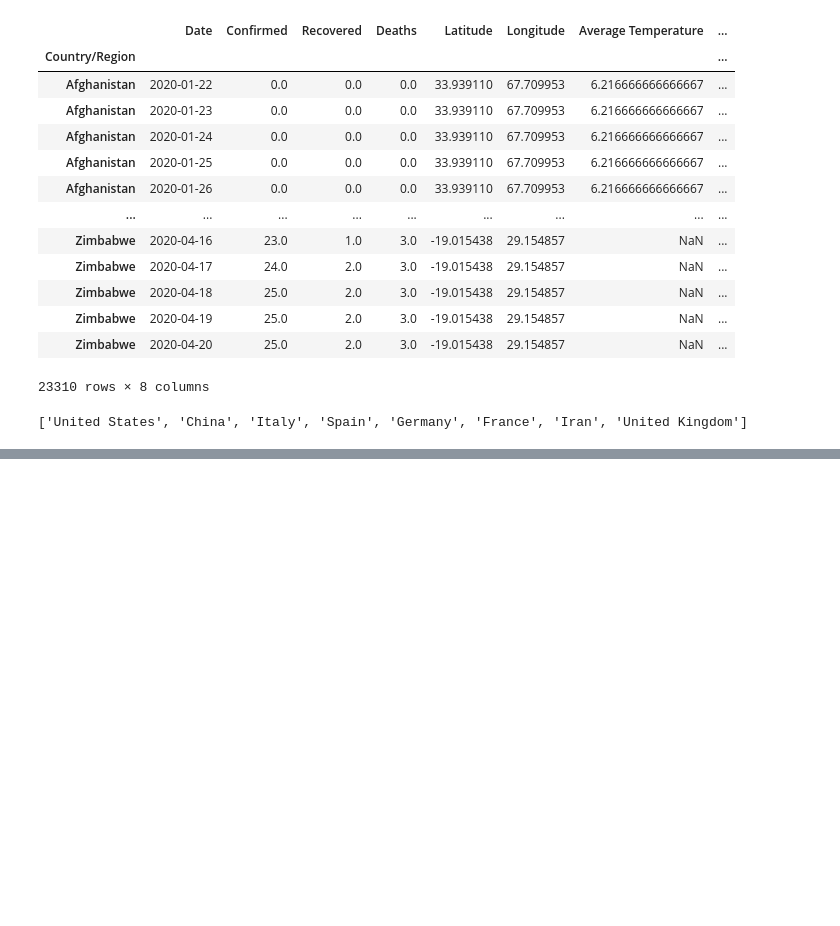
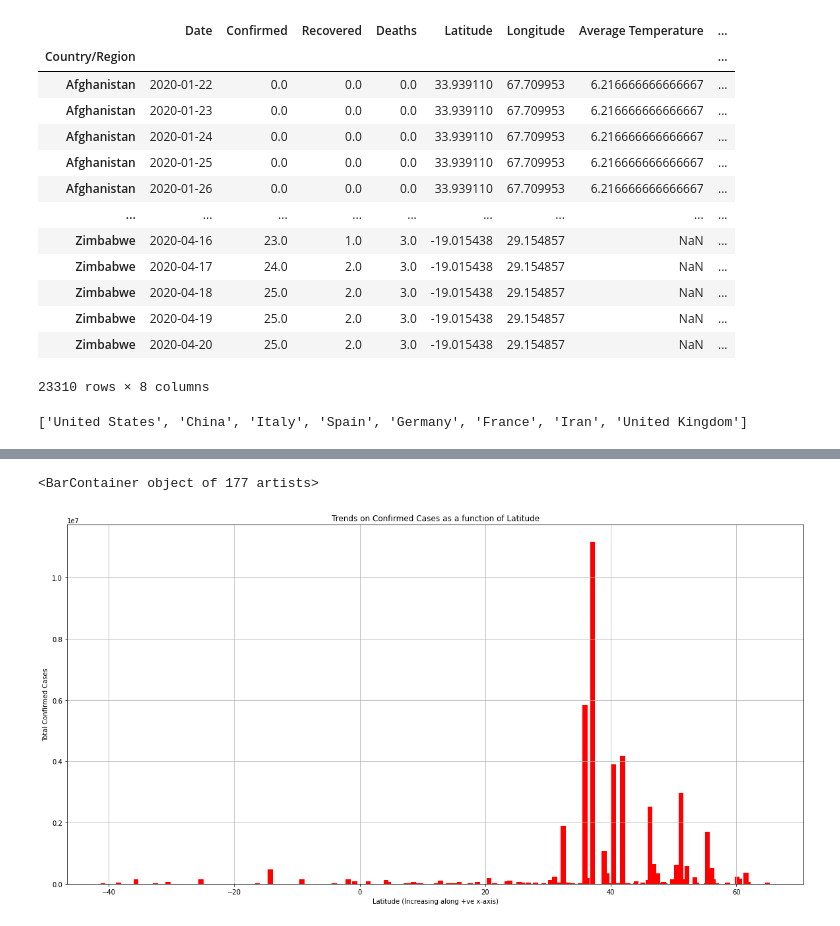
Before and after one commit to newb-dev-1008/GetBoarded_Latitude, a Jupyter notebook: GetBoarded_Week2.ipynb, the cells around one changed output, grey strips where cells are left out. Drawn from its saved outputs; the diff is of its cells as text; code cells hidden in the pictures; blank space fills up the shorter version.

```diff
--- a/GetBoarded_Week2.ipynb
+++ b/GetBoarded_Week2.ipynb
@@ -400,0 +458,6 @@ print(affected)
+# %%
+latitudes_df = corrected_covid_data
+
+latitudes_df = latitudes_df.groupby(['Latitude'])['Confirmed'].sum()
+latitudes_df = latitudes_df.to_frame()
+latitudes_df
@@ -400,0 +479,8 @@ print(affected)
+# %%
+# Sorting all countries according to latitude
+
+latitudes_df['Latitude'] = latitudes_df.index
+latitudes_df = latitudes_df.reset_index(drop = True, inplace = False)
+latitudes_df.sort_values(by = 'Latitude', ascending = 1)
+latitudes_df.head()
+#latitudes_df = latitudes_df.sort_values('Latitude', axis = 1, ascending = True)
@@ -400,0 +494,10 @@ print(affected)
+# %%
+plt.figure(figsize = [20,10])
+plt.title('Trends on Confirmed Cases as a function of Latitude')
+plt.xlabel('Latitude (Increasing along +ve x-axis)')
+plt.ylabel('Total Confirmed Cases')
+plt.grid()
+plt.bar(latitudes_df['Latitude'], latitudes_df['Confirmed'], color = 'red')
+# %% [output]
+<BarContainer object of 177 artists>
+[figure, added]
```
Also changed, not shown: parts of 13 cells of this notebook.
